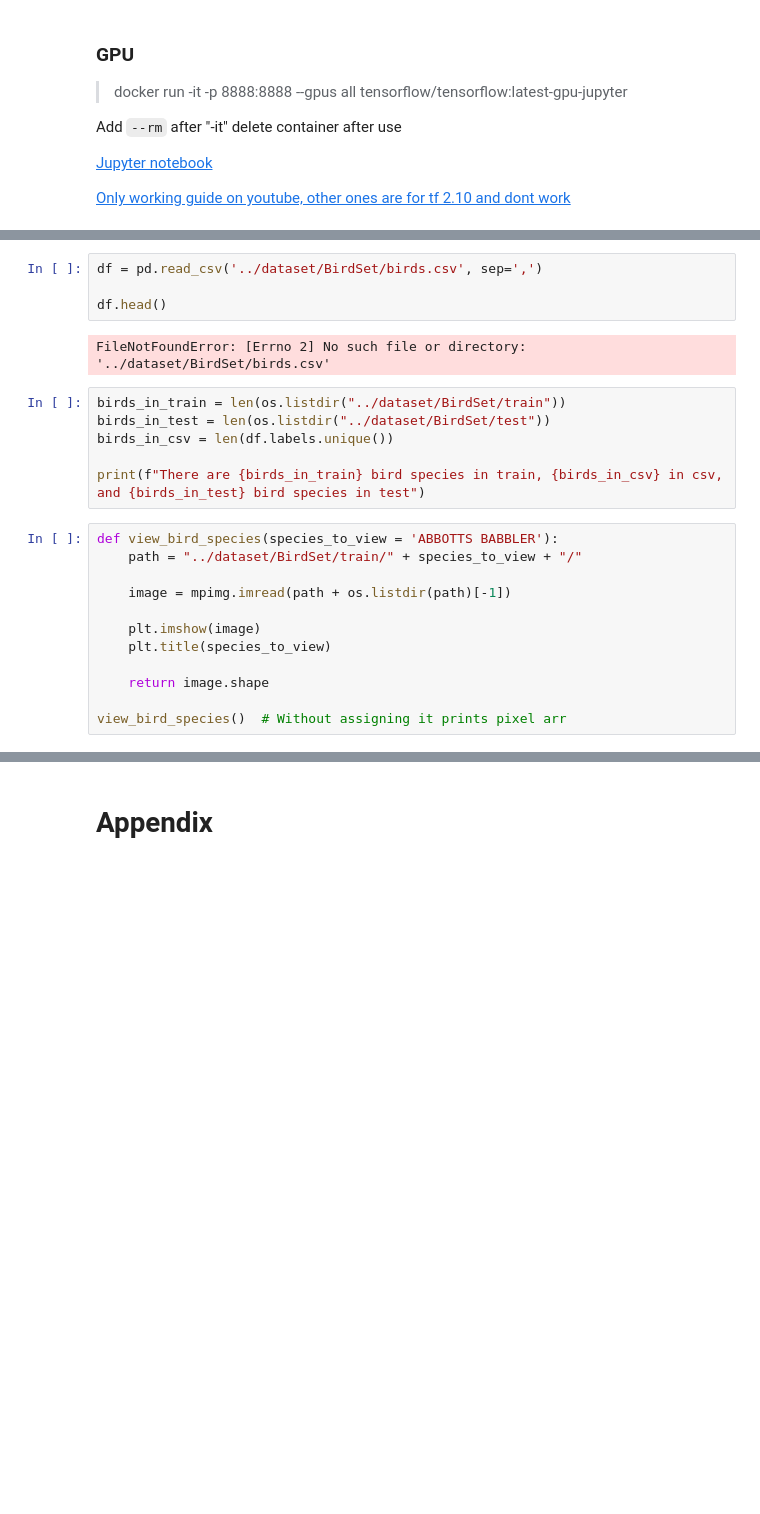
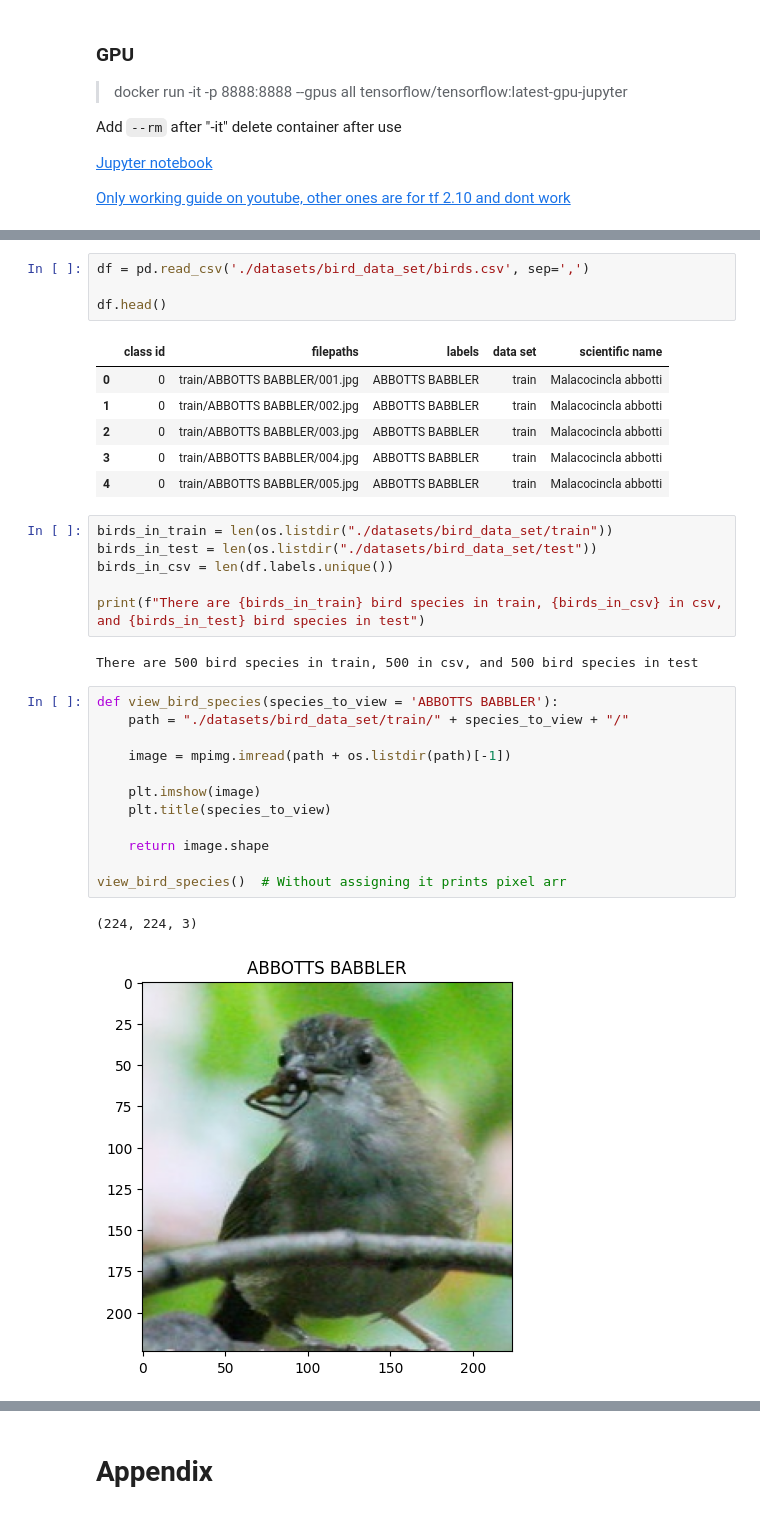
Before and after one commit to LuukvanBilsen/AI_ADV, a Jupyter notebook: notebooks/Exercise_3_CNN.ipynb, the cells around one changed output, grey strips where cells are left out. Drawn from its saved outputs; the diff is of its cells as text; blank space fills up the shorter version.

```diff
--- a/notebooks/Exercise_3_CNN.ipynb
+++ b/notebooks/Exercise_3_CNN.ipynb
@@ -81,25 +85,35 @@ dataset is to large to include in git, see: [Bird dataset](https://www.kaggle.co
 # %%
-df = pd.read_csv('../dataset/BirdSet/birds.csv', sep=',')
+df = pd.read_csv('./datasets/bird_data_set/birds.csv', sep=',')
 
 df.head()
 # %% [output]
-FileNotFoundError: [Errno 2] No such file or directory: '../dataset/BirdSet/birds.csv'
+|  | class id | filepaths | labels | data set | scientific name |
+| 0 | 0 | train/ABBOTTS BABBLER/001.jpg | ABBOTTS BABBLER | train | Malacocincla abbotti |
+| 1 | 0 | train/ABBOTTS BABBLER/002.jpg | ABBOTTS BABBLER | train | Malacocincla abbotti |
+| 2 | 0 | train/ABBOTTS BABBLER/003.jpg | ABBOTTS BABBLER | train | Malacocincla abbotti |
+| 3 | 0 | train/ABBOTTS BABBLER/004.jpg | ABBOTTS BABBLER | train | Malacocincla abbotti |
+| 4 | 0 | train/ABBOTTS BABBLER/005.jpg | ABBOTTS BABBLER | train | Malacocincla abbotti |
 # %%
-birds_in_train = len(os.listdir("../dataset/BirdSet/train"))
-birds_in_test = len(os.listdir("../dataset/BirdSet/test"))
+birds_in_train = len(os.listdir("./datasets/bird_data_set/train"))
+birds_in_test = len(os.listdir("./datasets/bird_data_set/test"))
 birds_in_csv = len(df.labels.unique())
 
 print(f"There are {birds_in_train} bird species in train, {birds_in_csv} in csv, and {birds_in_test} bird species in test")
+# %% [output]
+There are 500 bird species in train, 500 in csv, and 500 bird species in test
 # %%
 def view_bird_species(species_to_view = 'ABBOTTS BABBLER'):
-    path = "../dataset/BirdSet/train/" + species_to_view + "/"
+    path = "./datasets/bird_data_set/train/" + species_to_view + "/"
 
     image = mpimg.imread(path + os.listdir(path)[-1])
 
     plt.imshow(image)
     plt.title(species_to_view)
 
     return image.shape
 
 view_bird_species()  # Without assigning it prints pixel arr
+# %% [output]
+(224, 224, 3)
+[figure, added]
 # %%
```
Also changed, not shown: parts of 27 cells of this notebook.
